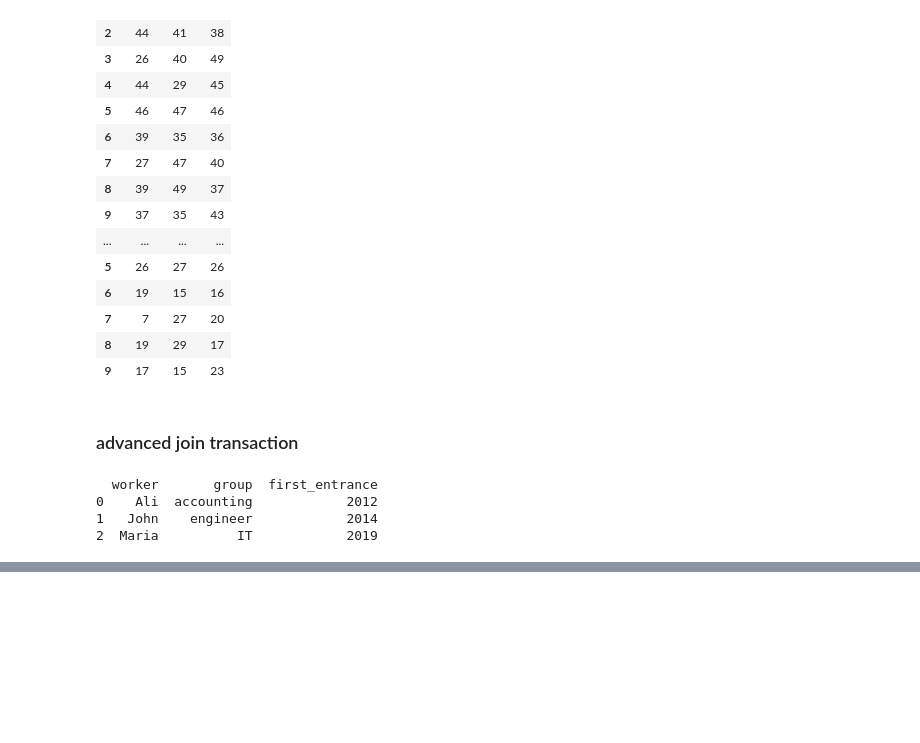
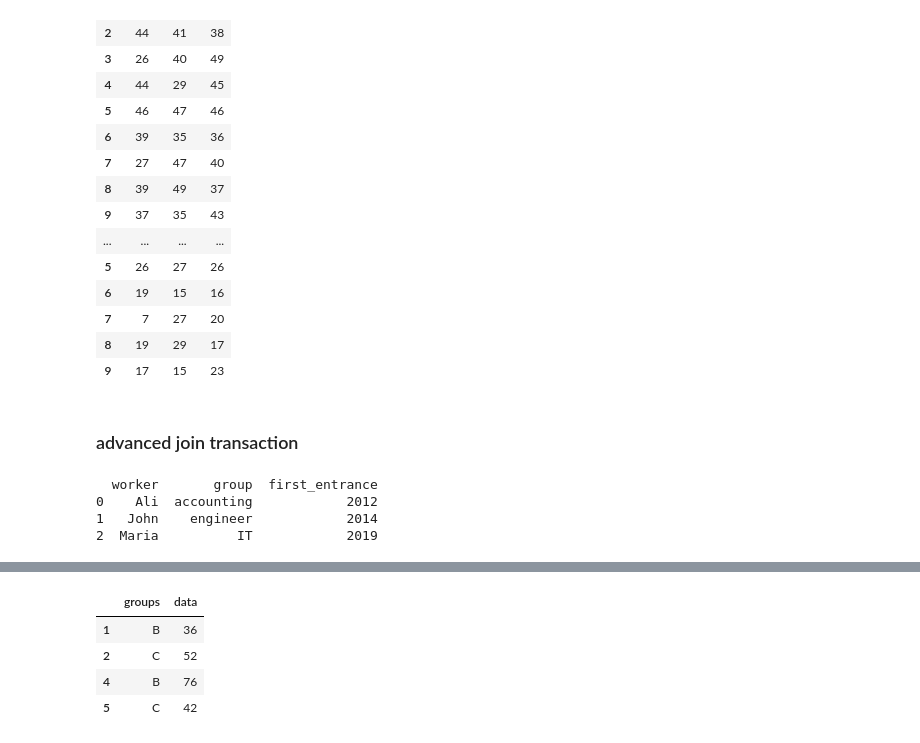
Before and after one commit to Huxoo/python_and_datascience, a Jupyter notebook: 2.Pandas.ipynb, the cells around one changed output, grey strips where cells are left out. Cells and saved outputs as stored; diff of their text form; code cells hidden in the pictures; blank space fills up the shorter version.

```diff
--- a/2.Pandas.ipynb
+++ b/2.Pandas.ipynb
@@ -300,0 +433,13 @@ print(cs_whole)
+# %%
+#filter() > for complicated needs. 'func' operations
+
+def filter_func(x):
+    return x["data"].min() > 35
+
+df.groupby("groups").filter(filter_func)
+# %% [output]
+|  | groups | data |
+| 1 | B | 36 |
+| 2 | C | 52 |
+| 4 | B | 76 |
+| 5 | C | 42 |
```
Also changed, not shown: parts of 24 cells of this notebook.
